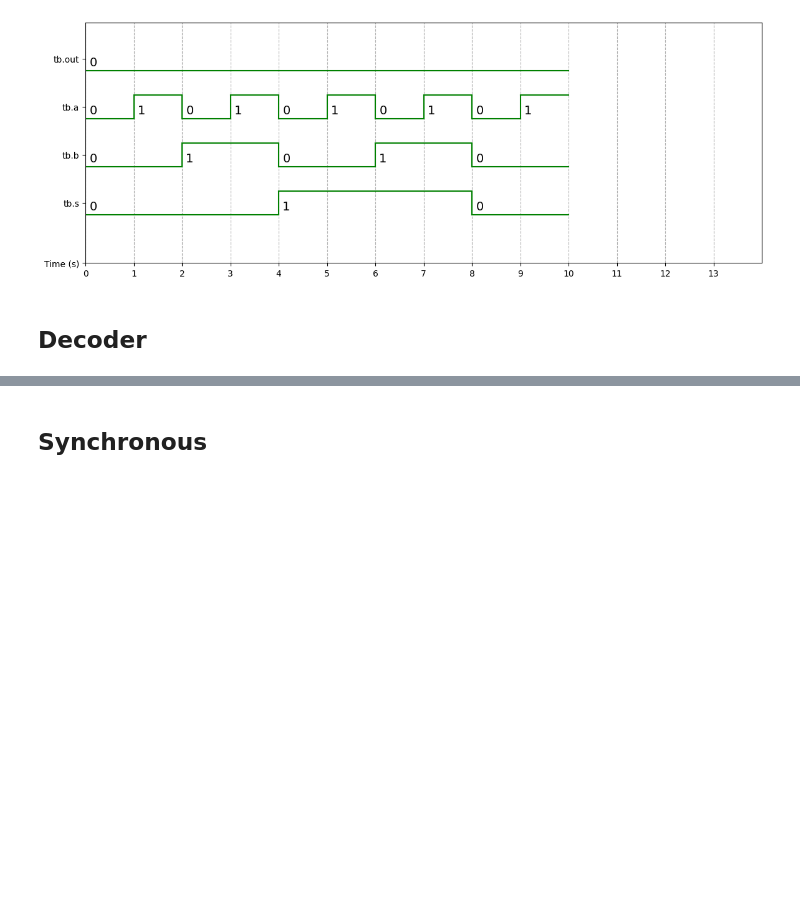
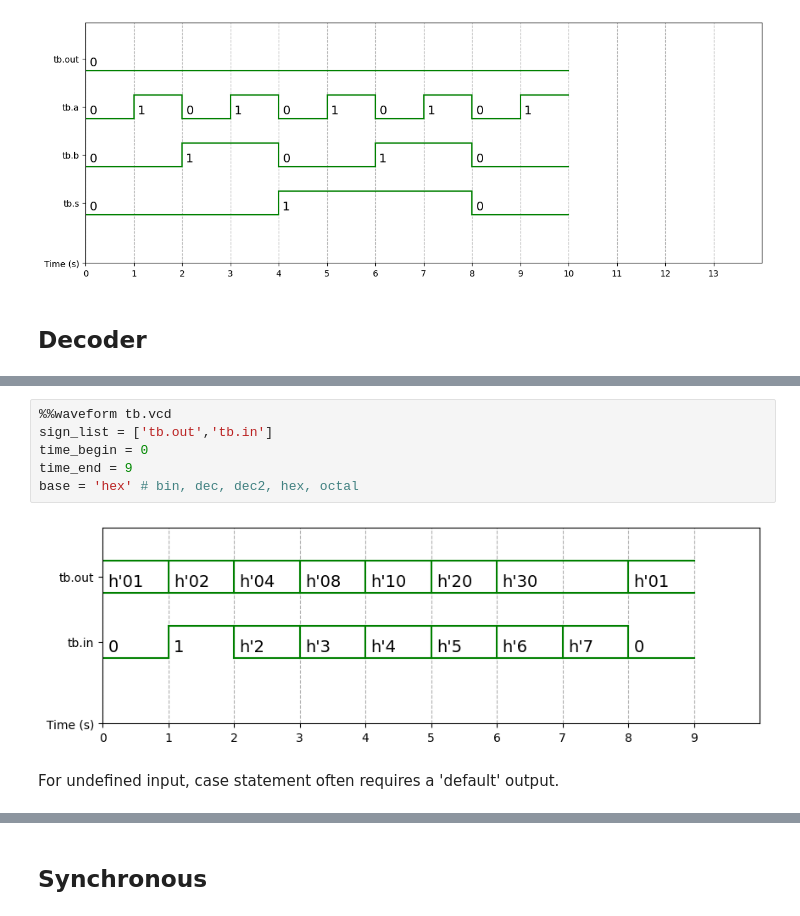
Before and after one commit to pe8sutd/DSL2025, a Jupyter notebook: VerilogGit.ipynb, the cells around one changed output, grey strips where cells are left out. Drawn from its saved outputs; the diff is of its cells as text; blank space fills up the shorter version.

```diff
--- a/VerilogGit.ipynb
+++ b/VerilogGit.ipynb
@@ -951,0 +1024,10 @@ base = 'bin' # bin, dec, dec2, hex, octal
+# %%
+%%waveform tb.vcd
+sign_list = ['tb.out','tb.in']
+time_begin = 0
+time_end = 9
+base = 'hex' # bin, dec, dec2, hex, octal
+# %% [output]
+[figure, added]
+# %% [markdown]
+For undefined input, case statement often requires a 'default' output.
```
Also changed, not shown: parts of 9 cells of this notebook.
